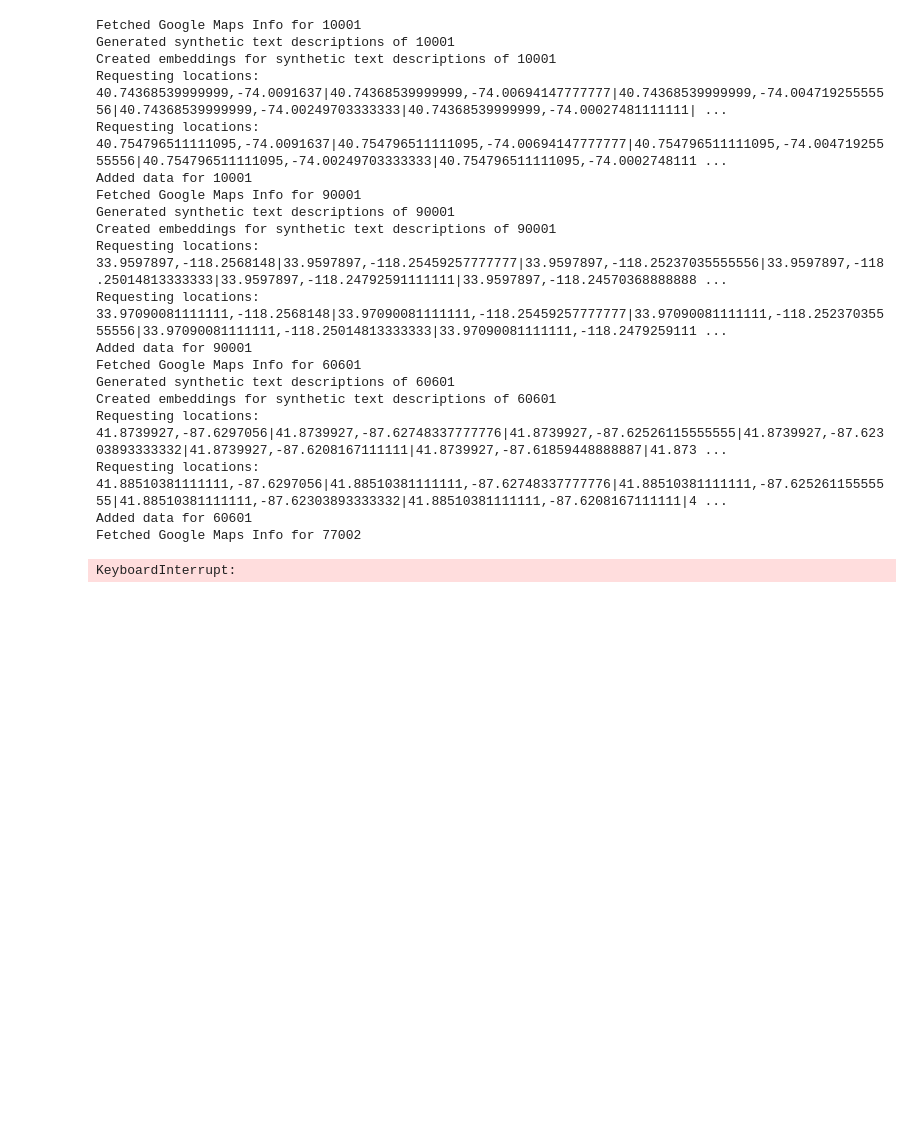
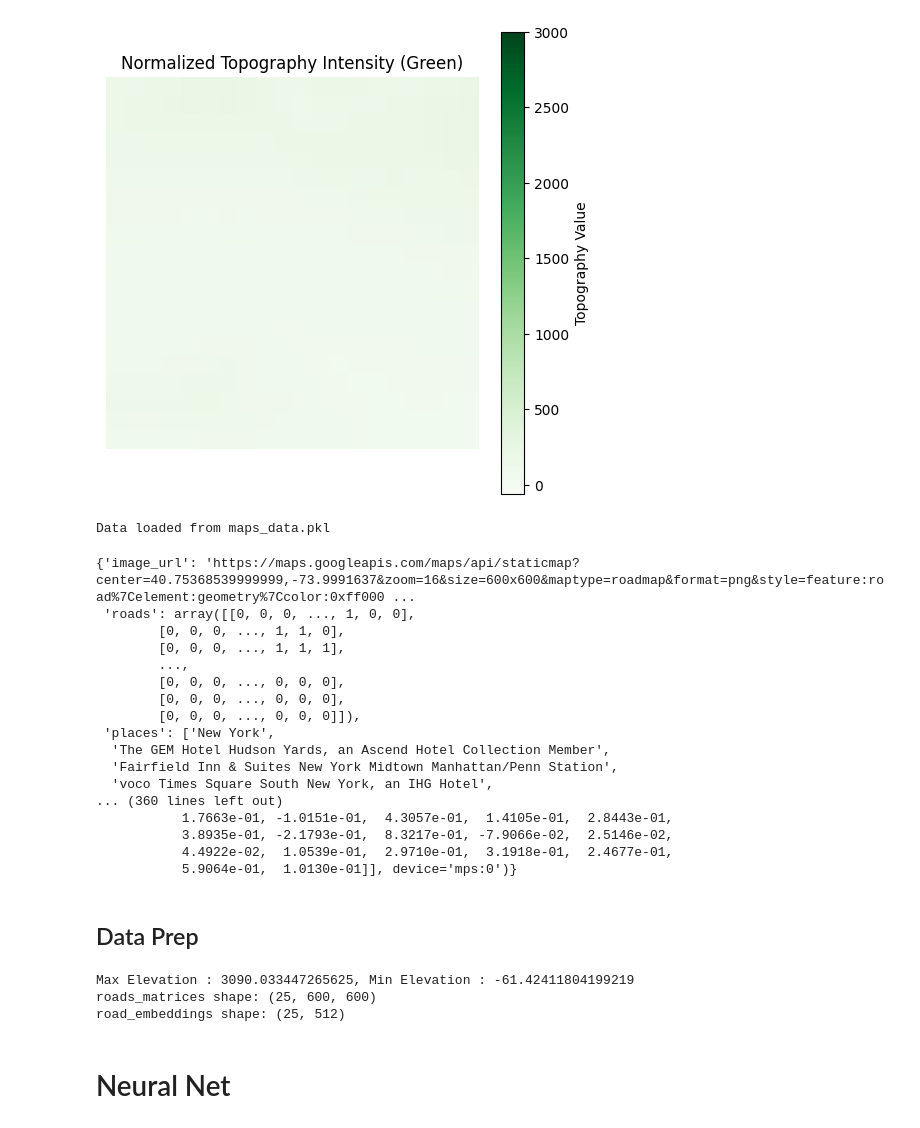
Before and after one commit to partharora1105/Text-To-World-Map, a Jupyter notebook: src/main.ipynb, the cells around one changed output. Cells and saved outputs as stored; diff of their text form; code cells hidden in the pictures; blank space fills up the shorter version.

```diff
--- a/src/main.ipynb
+++ b/src/main.ipynb
@@ -200,6 +249,17 @@ def generate_topography_array(land_info, grid_size=10):
     elevation_map = np.array(elevations).reshape((grid_size, grid_size))
 
     return elevation_map
+# %%
+def show_topography_from_array(topography_array):
+    norm = Normalize(vmin=-60, vmax=3000)
+    cmap = cm.Greens  # Colormap for green intensities
+
+    plt.figure(figsize=(6, 6))
+    plt.imshow(topography_array, cmap=cmap, norm=norm, interpolation='nearest')
+    plt.title("Normalized Topography Intensity (Green)")
+    plt.colorbar(label='Topography Value')
+    plt.axis('off')
+    plt.show()
 # %%
 def ask_openai_about_image(text_prompt, image_url):
     client = OpenAI(api_key = OPEN_AI_KEY)
@@ -223,7 +283,7 @@ def ask_openai_about_image(text_prompt, image_url):
     )
     return response.choices[0].message.content
 # %%
-def generate_text_embeddings(text, model_name="openai/clip-vit-base-patch32", device="cpu"):
+def generate_text_embeddings(text, model_name="openai/clip-vit-base-patch32"):
     """
     Encodes a given text into CLIP embeddings.
 
@@ -259,13 +319,15 @@ def geneterate_and_encode_descriptions(land_info):
     topography_text = ask_openai_about_image(topography_prompt, image_url)
     print(f"Generated synthetic text descriptions of {land_info['zipcode']}")
 
-    land_embedding = generate_text_embeddings(f"{road_text} + {topography_text}")
+    road_embedding = generate_text_embeddings(road_text)
+    topography_embedding = generate_text_embeddings(topography_text)
     print(f"Created embeddings for synthetic text descriptions of {land_info['zipcode']}")
 
     return {
         "road_text" : road_text,
         "topography_text" : topography_text,
-        "land_embedding" : land_embedding
+        "road_embedding" : road_embedding,
+        "topography_embedding" : topography_embedding
     }
 # %%
 def get_zipcode_info(zip_code):
@@ -278,7 +340,8 @@ def get_zipcode_info(zip_code):
         "topography" : generate_topography_array(land_info),
         "road_text" : text_info["road_text"],
         "topography_text" : text_info["topography_text"],
-        "land_embedding" : text_info["land_embedding"]
+        "road_embedding" : text_info["road_embedding"],
+        "topography_embedding" : text_info["topography_embedding"]
     }
     return info
 # %%
@@ -316,0 +373,4 @@ def get_maps_data():
+# %%
+show_topography_from_array(info["topography"])
+# %% [output]
+[figure, added]
@@ -317,23 +424,24 @@ def get_maps_data():
 # %%
-maps_data = get_maps_data()
+maps_data = get_maps_data(read_from_pickle = True)
+maps_data[0]
 # %% [output]
-Fetched Google Maps Info for 10001
-Generated synthetic text descriptions of 10001
-Created embeddings for synthetic text descriptions of 10001
-Requesting locations: 40.74368539999999,-74.0091637|40.74368539999999,-74.00694147777777|40.74368539999999,-74.00471925555556|40.74368539999999,-74.00249703333333|40.74368539999999,-74.00027481111111| ...
-Requesting locations: 40.754796511111095,-74.0091637|40.754796511111095,-74.00694147777777|40.754796511111095,-74.00471925555556|40.754796511111095,-74.00249703333333|40.754796511111095,-74.0002748111 ...
-Added data for 10001
-Fetched Google Maps Info for 90001
-Generated synthetic text descriptions of 90001
-Created embeddings for synthetic text descriptions of 90001
-Requesting locations: 33.9597897,-118.2568148|33.9597897,-118.25459257777777|33.9597897,-118.25237035555556|33.9597897,-118.25014813333333|33.9597897,-118.24792591111111|33.9597897,-118.24570368888888 ...
-Requesting locations: 33.97090081111111,-118.2568148|33.97090081111111,-118.25459257777777|33.97090081111111,-118.25237035555556|33.97090081111111,-118.25014813333333|33.97090081111111,-118.2479259111 ...
-Added data for 90001
-Fetched Google Maps Info for 60601
-Generated synthetic text descriptions of 60601
-Created embeddings for synthetic text descriptions of 60601
-Requesting locations: 41.8739927,-87.6297056|41.8739927,-87.62748337777776|41.8739927,-87.62526115555555|41.8739927,-87.62303893333332|41.8739927,-87.6208167111111|41.8739927,-87.61859448888887|41.873 ...
-Requesting locations: 41.88510381111111,-87.6297056|41.88510381111111,-87.62748337777776|41.88510381111111,-87.62526115555555|41.88510381111111,-87.62303893333332|41.88510381111111,-87.6208167111111|4 ...
-Added data for 60601
-Fetched Google Maps Info for 77002
+Data loaded from maps_data.pkl
-KeyboardInterrupt:
+{'image_url': 'https://maps.googleapis.com/maps/api/staticmap?center=40.75368539999999,-73.9991637&zoom=16&size=600x600&maptype=roadmap&format=png&style=feature:road%7Celement:geometry%7Ccolor:0xff000 ...
+ 'roads': array([[0, 0, 0, ..., 1, 0, 0],
+        [0, 0, 0, ..., 1, 1, 0],
+        [0, 0, 0, ..., 1, 1, 1],
+        ...,
+        [0, 0, 0, ..., 0, 0, 0],
+        [0, 0, 0, ..., 0, 0, 0],
+        [0, 0, 0, ..., 0, 0, 0]]),
+ 'places': ['New York',
+  'The GEM Hotel Hudson Yards, an Ascend Hotel Collection Member',
+  'Fairfield Inn & Suites New York Midtown Manhattan/Penn Station',
+  'voco Times Square South New York, an IHG Hotel',
+... (360 lines left out)
+           1.7663e-01, -1.0151e-01,  4.3057e-01,  1.4105e-01,  2.8443e-01,
+           3.8935e-01, -2.1793e-01,  8.3217e-01, -7.9066e-02,  2.5146e-02,
+           4.4922e-02,  1.0539e-01,  2.9710e-01,  3.1918e-01,  2.4677e-01,
+           5.9064e-01,  1.0130e-01]], device='mps:0')}
+# %% [markdown]
+## Data Prep
@@ -339,0 +486,11 @@ KeyboardInterrupt:
+# %%
+roads_matrices, _ , road_embeddings, _ = get_matrices(maps_data)
+print(f"roads_matrices shape: {roads_matrices.shape}")
+print(f"road_embeddings shape: {road_embeddings.shape}")
+# print(f"topography_matrices shape: {topography_matrices.shape}")
+# %% [output]
+Max Elevation : 3090.033447265625, Min Elevation : -61.42411804199219
+roads_matrices shape: (25, 600, 600)
+road_embeddings shape: (25, 512)
+# %% [markdown]
+# Neural Net
```
Also changed, not shown: parts of 16 cells of this notebook, 1 other file.
